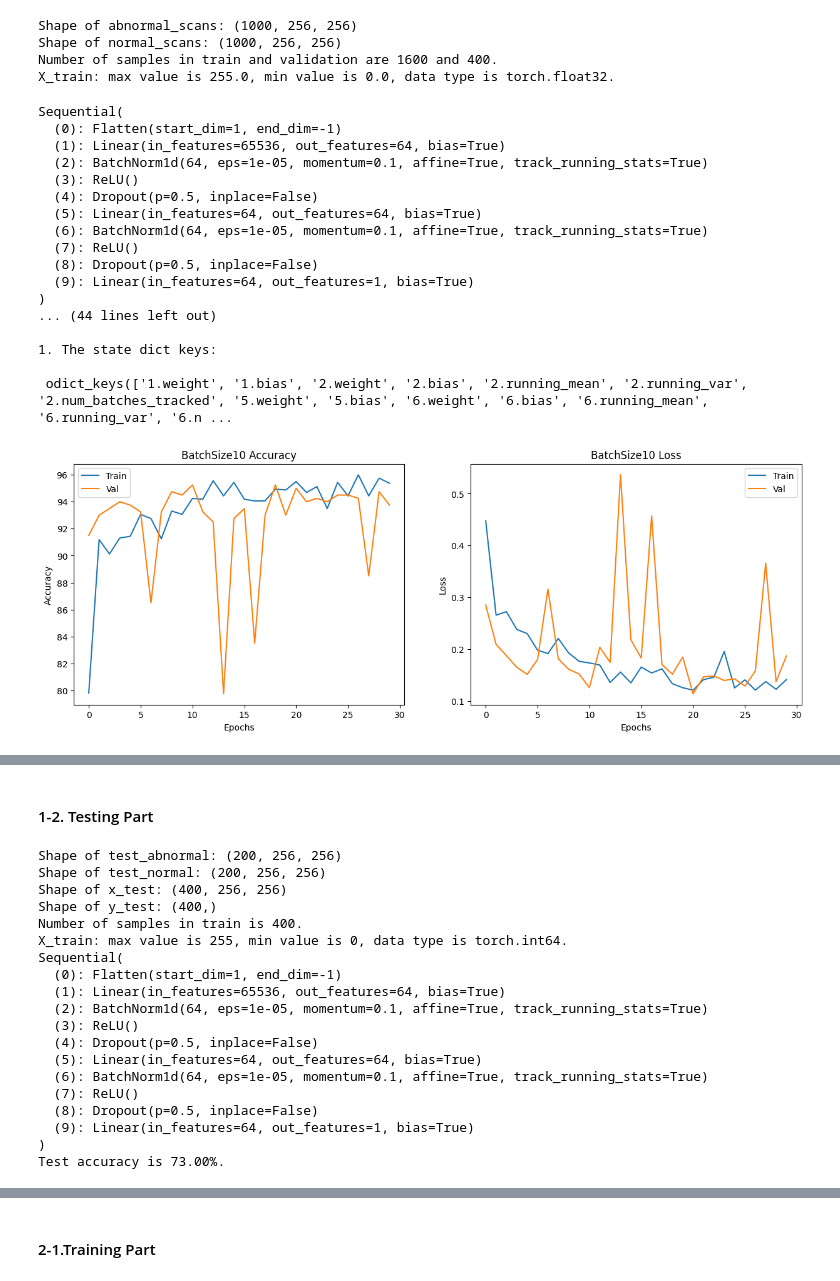
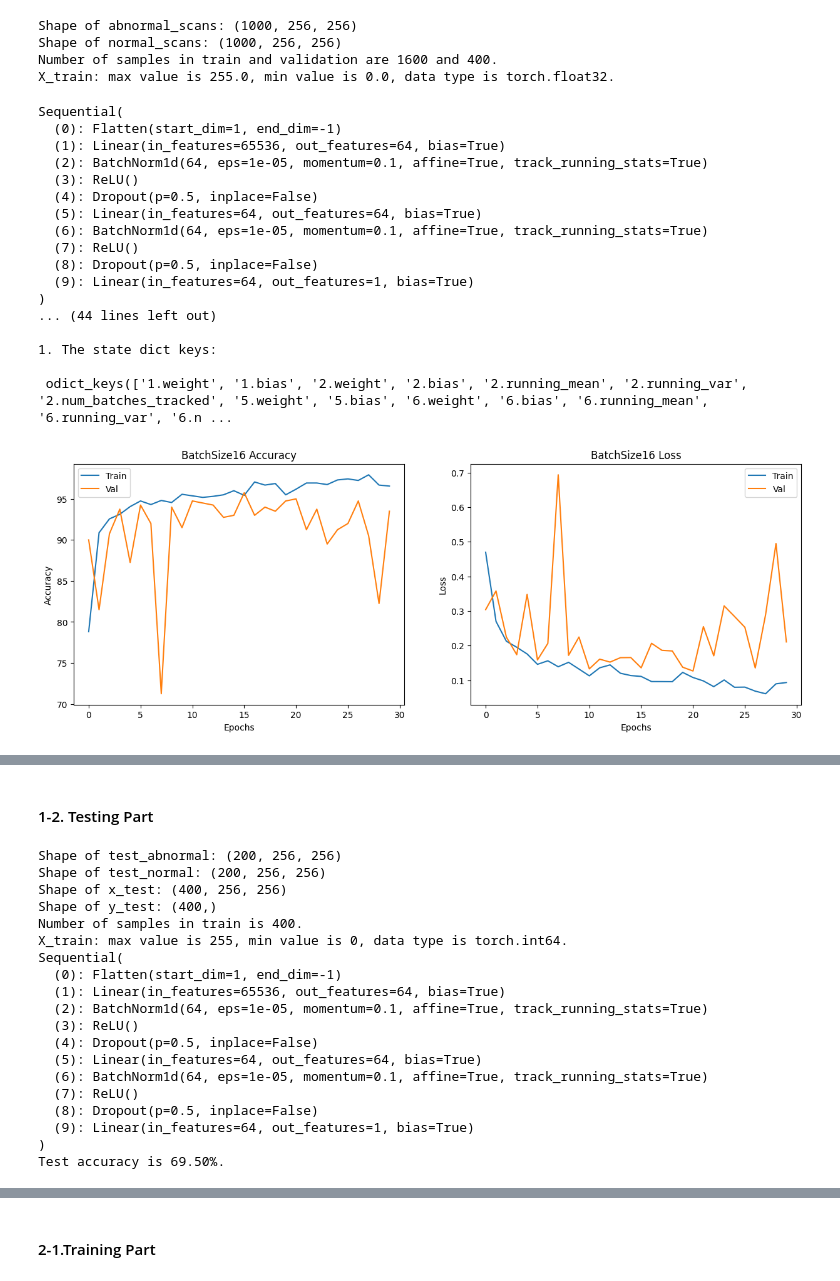
Before and after one commit to HD666g/NTHU_2023_DLBOI_HW, a Jupyter notebook: HW2/HW_2_report.ipynb, the cells around one changed output, grey strips where cells are left out. Drawn from its saved outputs; the diff is of its cells as text; code cells hidden in the pictures.

```diff
--- a/HW2/HW_2_report.ipynb
+++ b/HW2/HW_2_report.ipynb
@@ -577,8 +579,8 @@ train_dataset = TensorDataset(x_train, y_train)
 val_dataset = TensorDataset(x_val, y_val)
 
 # Create dataloaders
-train_loader = DataLoader(train_dataset, batch_size=10, shuffle=True)
-val_loader = DataLoader(val_dataset, batch_size=10, shuffle=False)
+train_loader = DataLoader(train_dataset, batch_size=16, shuffle=True)
+val_loader = DataLoader(val_dataset, batch_size=16, shuffle=False)
 
 print(f'Number of samples in train and validation are {len(train_loader.dataset)} and {len(val_loader.dataset)}.')
 print(f'X_train: max value is {x_train.max().item()}, min value is {x_train.min().item()}, data type is {x_train.dtype}.')
@@ -683,7 +685,7 @@ for epoch in range(epochs):
     # Store Training Weights
     if avg_val_loss_BCE < best_val_loss:
      best_val_loss = avg_val_loss_BCE
-     torch.save(model_BCE.state_dict(), 'Batch_Size10.pth')
+     torch.save(model_BCE.state_dict(), 'Batch_Size16.pth')
 
     # Store performance
     train_losses_BCE.append(avg_train_loss_BCE)
@@ -700,41 +702,41 @@ fig, ax = plt.subplots(1, 2, figsize=(15, 5))
 # Plotting training and validation accuracy
 ax[0].plot(train_accuracies_BCE)
 ax[0].plot(val_accuracies_BCE)
-ax[0].set_title('BatchSize10 Accuracy')
+ax[0].set_title('BatchSize16 Accuracy')
 ax[0].set_xlabel('Epochs')
 ax[0].set_ylabel('Accuracy')
 ax[0].legend(['Train', 'Val'])
 
 # Plotting training and validation loss
 ax[1].plot(train_losses_BCE)
 ax[1].plot(val_losses_BCE)
-ax[1].set_title('BatchSize10 Loss')
+ax[1].set_title('BatchSize16 Loss')
 ax[1].set_xlabel('Epochs')
 ax[1].set_ylabel('Loss')
 ax[1].legend(['Train', 'Val'])
 
-plt.savefig('BatchSize10.png')
+plt.savefig('BatchSize16.png')
 plt.show()
-files.download('BatchSize10.png')
+files.download('BatchSize16.png')
 # %% [output]
 Sequential(
   (0): Flatten(start_dim=1, end_dim=-1)
   (1): Linear(in_features=65536, out_features=64, bias=True)
   (2): BatchNorm1d(64, eps=1e-05, momentum=0.1, affine=True, track_running_stats=True)
   (3): ReLU()
   (4): Dropout(p=0.5, inplace=False)
   (5): Linear(in_features=64, out_features=64, bias=True)
   (6): BatchNorm1d(64, eps=1e-05, momentum=0.1, affine=True, track_running_stats=True)
   (7): ReLU()
   (8): Dropout(p=0.5, inplace=False)
   (9): Linear(in_features=64, out_features=1, bias=True)
 )
 ... (44 lines left out)
 
 1. The state dict keys:
 
  odict_keys(['1.weight', '1.bias', '2.weight', '2.bias', '2.running_mean', '2.running_var', '2.num_batches_tracked', '5.weight', '5.bias', '6.weight', '6.bias', '6.running_mean', '6.running_var', '6.n ...
-[figure, old version]
+[figure, new version]
 [interactive output not drawn]
 [interactive output not drawn]
 # %% [markdown]
@@ -764,7 +766,7 @@ y_test = torch.from_numpy(y_test).long()
 test_dataset = TensorDataset(x_test, y_test)
 
 # Create a dataloader to load data in batches. Set batch size to 10.
-test_loader = DataLoader(test_dataset, batch_size=10, shuffle=True)
+test_loader = DataLoader(test_dataset, batch_size=16, shuffle=True)
 
 print(f'Number of samples in train is {len(test_loader.dataset)}.')
 print(f'X_train: max value is {x_test.max().item()}, min value is {x_test.min().item()}, data type is {x_test.dtype}.')
@@ -789,7 +791,7 @@ model_BCE = nn.Sequential(
 print(model_BCE)
 
 # Load Training Weights
-model_BCE.load_state_dict(torch.load('Batch_Size10.pth'))
+model_BCE.load_state_dict(torch.load('Batch_Size16.pth'))
 
 # Set the model to evaluation mode
 model_BCE.eval()
@@ -833,5 +835,5 @@ Sequential(
   (8): Dropout(p=0.5, inplace=False)
   (9): Linear(in_features=64, out_features=1, bias=True)
 )
-Test accuracy is 73.00%.
+Test accuracy is 69.50%.
 # %% [markdown]
```
Also changed, not shown: parts of 19 cells of this notebook.
